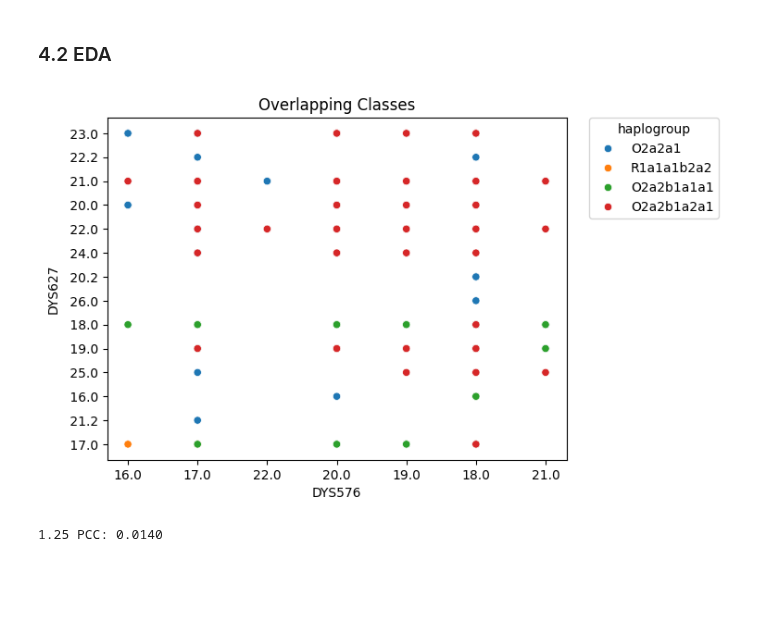
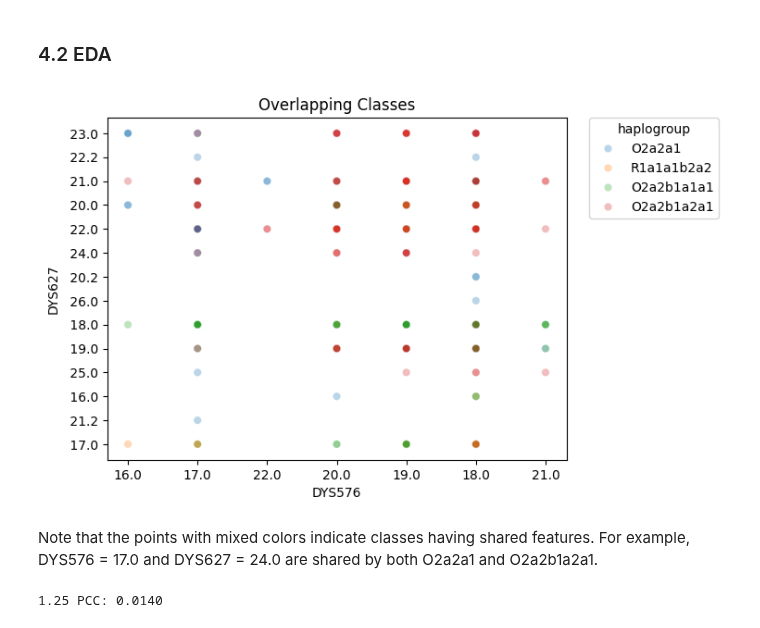
Before and after one commit to kibindy/LT8_final_project, a Jupyter notebook: LT8_Final_Project_Notebook.ipynb, the cells around one changed output. Cells and saved outputs as stored; diff of their text form; code cells hidden in the pictures; blank space fills up the shorter version.

```diff
--- a/LT8_Final_Project_Notebook.ipynb
+++ b/LT8_Final_Project_Notebook.ipynb
@@ -161,18 +161,20 @@ df
 # %%
 df_sample = df[(df['haplogroup'] == 'R1a1a1b2a2') |
                (df['haplogroup'] == 'O2a2b1a1a1') |
                (df['haplogroup'] == 'O2a2a1') |
                (df['haplogroup'] == 'O2a2b1a2a1')]
 
 df_sample = df_sample.drop(columns=['number of haplotypes', 'total frequency', 'sampleID','population','frequency'])
 df_sample
 
-ax = sns.scatterplot(data=df_sample, x='DYS576', y='DYS627', hue='haplogroup')
+ax = sns.scatterplot(data=df_sample, x='DYS576', y='DYS627', hue='haplogroup', alpha=0.3)
 sns.move_legend(ax, "upper left", bbox_to_anchor=(1.05, 1), borderaxespad=0.)
 plt.title('Overlapping Classes')
 plt.show()
 # %% [output]
-[figure, old version]
+[figure, new version]
+# %% [markdown]
+Note that the points with mixed colors indicate classes having shared features. For example, DYS576 = 17.0 and DYS627 = 24.0 are shared by both O2a2a1 and O2a2b1a2a1.
 # %%
 # PCC for benchmark
 
```
Also changed, not shown: parts of 7 cells of this notebook.
